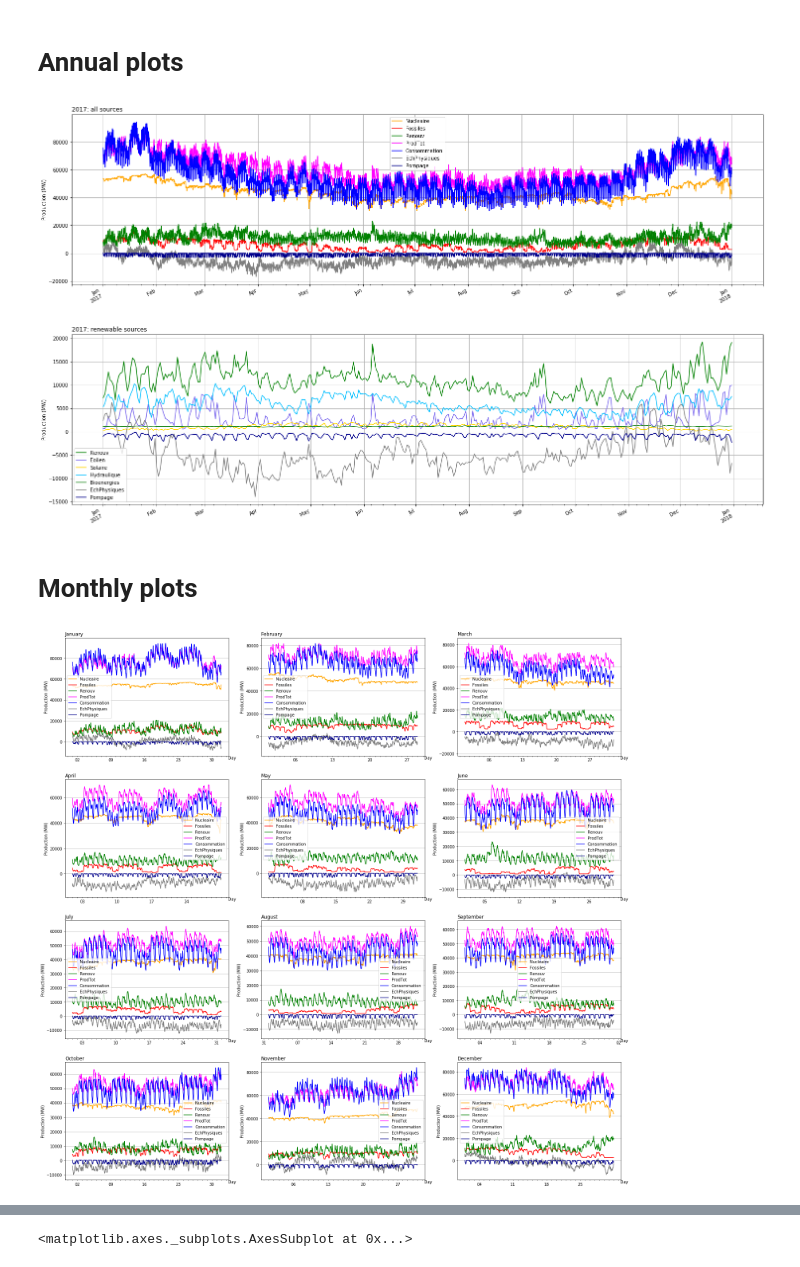
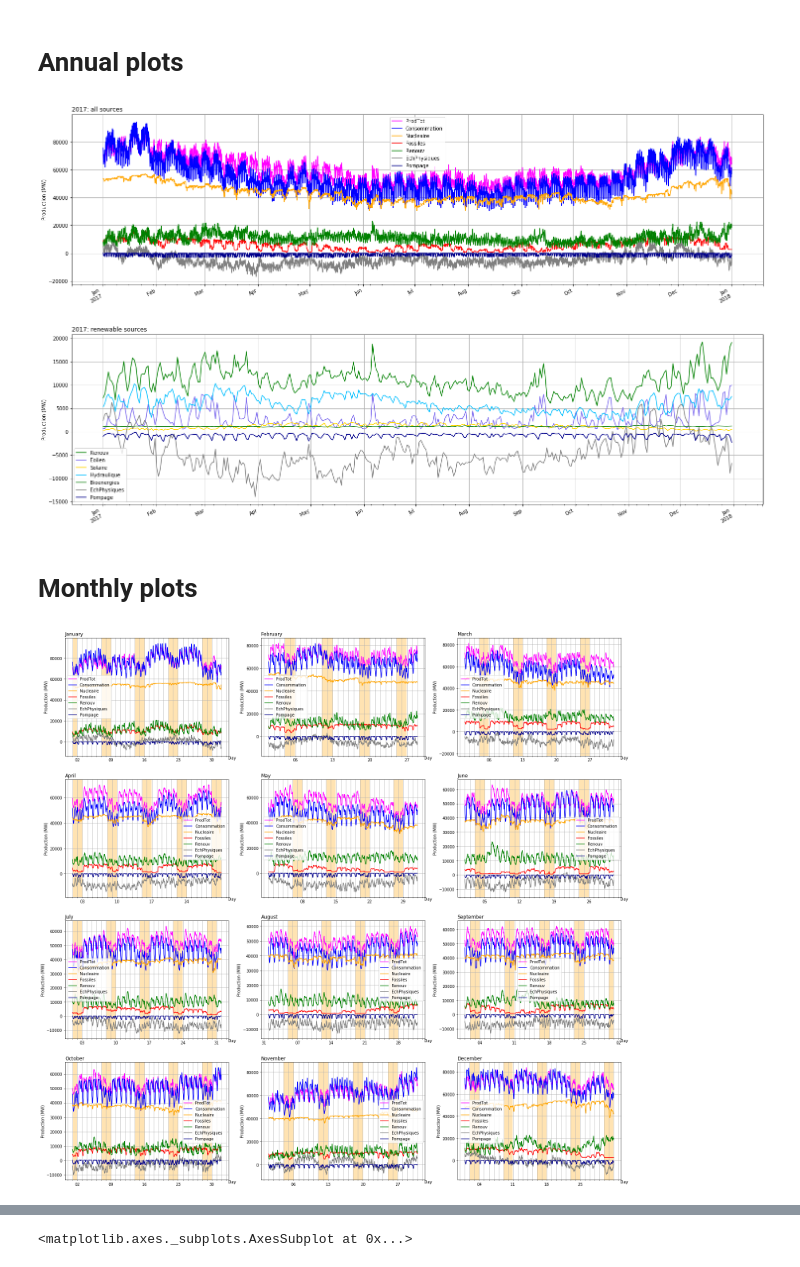
Before and after one commit to ebusato/EnergyAnalysis, a Jupyter notebook: EnergyAnalysis_RTE.ipynb, the cells around one changed output, grey strips where cells are left out. Cells and saved outputs as stored; diff of their text form; code cells hidden in the pictures.

```diff
--- a/EnergyAnalysis_RTE.ipynb
+++ b/EnergyAnalysis_RTE.ipynb
@@ -20,6 +20,12 @@ color_dict = {'Nucleaire' : 'orange',\
 def colors(what):
     return [color_dict.get(x, 'black') for x in what]
 
+def highlight_weekends(ax, timeseries):
+    dt = timeseries.dt
+    ranges = timeseries[dt.dayofweek >= 5].groupby(dt.year * 100 + dt.weekofyear).agg(['min', 'max'])
+    for i, tmin, tmax in ranges.itertuples():
+        ax.axvspan(tmin, tmax, facecolor='orange', edgecolor='none', alpha=0.3)
+
 file = r'eCO2mix_RTE_Annuel-Definitif_2017.xlsx'
 df = pd.read_excel(file)
 
@@ -74,7 +80,7 @@ fig, axes = plt.subplots(nrows=2, ncols=3,figsize=(25,15))
 df5 = df3['2017-01-01' : '2017-12-31']
 
 ##############
-what = ['Nucleaire', 'Fossiles', 'Renouv', 'ProdTot', 'Consommation', 'EchPhysiques', 'Pompage']
+what = ['ProdTot', 'Consommation', 'Nucleaire', 'Fossiles', 'Renouv', 'EchPhysiques', 'Pompage']
 ax = df5.resample('H').mean().plot(y=what, \
                 grid=True, \
                 figsize=(25, 7), color=colors(what))
@@ -93,16 +99,15 @@ ax.set_xlabel('')
 ax.set_ylabel('Production (MW)')
 plt.gcf().autofmt_xdate()
 # %% [output]
-[figure, old version]
+[figure, new version]
 [figure]
 # %% [markdown]
 # Monthly plots
 # %%
 #df4 = df3.loc[:, 'Fioul' : 'Bioenergies']
 
-def plotProdPerPeriod(what, dateinf, datesup, title, xlabel, ax):
+def plotPeriod(what, dateinf, datesup, title, xlabel, ax):
     df5 = df3[dateinf : datesup]
-    df5.head(200)
     ax = df5.plot(\
                   y=what, \
                   grid=True,\
@@ -111,30 +116,33 @@ def plotProdPerPeriod(what, dateinf, datesup, title, xlabel, ax):
     ax.set_title(title, loc='left')
     ax.set(xlabel=xlabel, ylabel='Production (MW)')
     ax.xaxis.set_label_coords(1.02, 0)
+    ax.grid(True, which='minor', axis='x' )
+    #ax.grid('off', which='major', axis='x' )
     ax.xaxis.set_major_locator(mdates.MonthLocator())
+    highlight_weekends(ax, df5.index.to_series())
 # %%
-what = ['Nucleaire', 'Fossiles', 'Renouv', 'ProdTot', 'Consommation', 'EchPhysiques', 'Pompage']
+what = ['ProdTot', 'Consommation', 'Nucleaire', 'Fossiles', 'Renouv', 'EchPhysiques', 'Pompage']
 
 fig, axes = plt.subplots(nrows=4, ncols=3, figsize=(25,25))
-plotProdPerPeriod(what, '2017-01-01', '2017-01-31', 'January', 'Day', axes[0,0])
-plotProdPerPeriod(what, '2017-02-01', '2017-02-28', 'February', 'Day', axes[0,1])
-plotProdPerPeriod(what, '2017-03-01', '2017-03-31', 'March', 'Day', axes[0,2])
-plotProdPerPeriod(what, '2017-04-01', '2017-04-30', 'April', 'Day', axes[1,0])
-plotProdPerPeriod(what, '2017-05-01', '2017-05-31', 'May', 'Day', axes[1,1])
-plotProdPerPeriod(what, '2017-06-01', '2017-06-30', 'June', 'Day', axes[1,2])
-plotProdPerPeriod(what, '2017-07-01', '2017-07-31', 'July', 'Day', axes[2,0])
-plotProdPerPeriod(what, '2017-08-01', '2017-08-31', 'August', 'Day', axes[2,1])
-plotProdPerPeriod(what, '2017-09-01', '2017-09-30', 'September', 'Day', axes[2,2])
-plotProdPerPeriod(what, '2017-10-01', '2017-10-31', 'October', 'Day', axes[3,0])
-plotProdPerPeriod(what, '2017-11-01', '2017-11-30', 'November', 'Day', axes[3,1])
-plotProdPerPeriod(what, '2017-12-01', '2017-12-31', 'December', 'Day', axes[3,2])
+plotPeriod(what, '2017-01-01', '2017-01-31', 'January', 'Day', axes[0,0])
+plotPeriod(what, '2017-02-01', '2017-02-28', 'February', 'Day', axes[0,1])
+plotPeriod(what, '2017-03-01', '2017-03-31', 'March', 'Day', axes[0,2])
+plotPeriod(what, '2017-04-01', '2017-04-30', 'April', 'Day', axes[1,0])
+plotPeriod(what, '2017-05-01', '2017-05-31', 'May', 'Day', axes[1,1])
+plotPeriod(what, '2017-06-01', '2017-06-30', 'June', 'Day', axes[1,2])
+plotPeriod(what, '2017-07-01', '2017-07-31', 'July', 'Day', axes[2,0])
+plotPeriod(what, '2017-08-01', '2017-08-31', 'August', 'Day', axes[2,1])
+plotPeriod(what, '2017-09-01', '2017-09-30', 'September', 'Day', axes[2,2])
+plotPeriod(what, '2017-10-01', '2017-10-31', 'October', 'Day', axes[3,0])
+plotPeriod(what, '2017-11-01', '2017-11-30', 'November', 'Day', axes[3,1])
+plotPeriod(what, '2017-12-01', '2017-12-31', 'December', 'Day', axes[3,2])
 
     #fig, axes = plt.subplots(nrows=1, ncols=1,figsize=(25,7))
     #df5.plot(y=['NucleaireFrac', 'FossilesFrac', 'RenouvFrac', 'ProdTotFrac'], grid=True, ax=axes[1])
     #axes[1].set(xlabel='Date', ylabel='Fraction')
     #axes[1].grid(True, which='minor', axis='x' )
 
     #df5.plot.scatter(x='NucleaireFrac', y='RenouvFrac', grid=True, ax=axes[2])
     #axes[2].set(xlabel='NucleaireFrac', ylabel='RenouvFrac')
 # %% [output]
-[figure, old version]
+[figure, new version]
```
Also changed, not shown: parts of 2 cells of this notebook.
